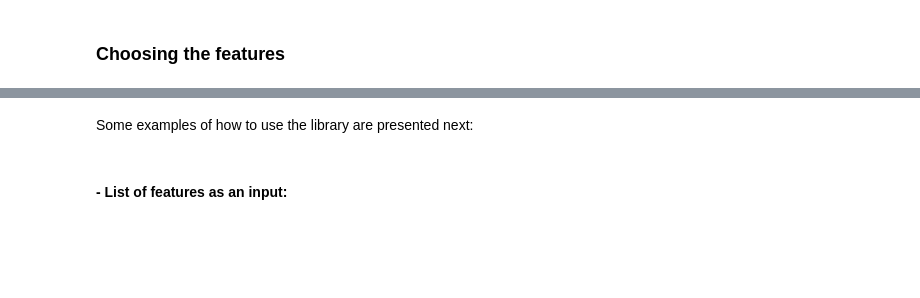
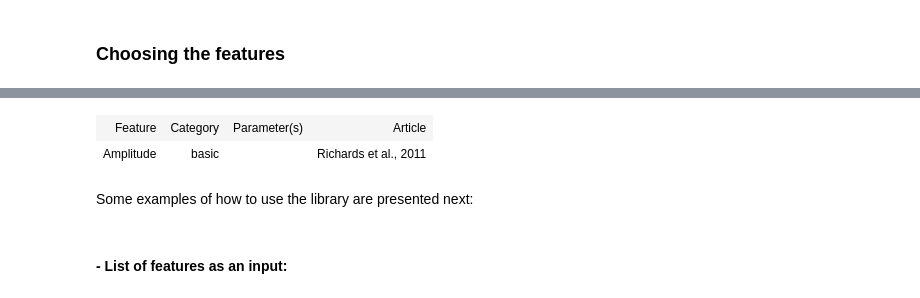
Before and after one commit to isadoranun/time-series-feats, a Jupyter notebook: FeaturesDocumentation.ipynb, the cells around one changed output, grey strips where cells are left out. Drawn from its saved outputs; the diff is of its cells as text; code cells hidden in the pictures; blank space fills up the shorter version.

```diff
--- a/FeaturesDocumentation.ipynb
+++ b/FeaturesDocumentation.ipynb
@@ -166,3 +109,12 @@ set_global_style(float_format='%0.3E')
+# %%
+from ipy_table import *
+FeaturesList = [['Feature','Category','Parameter(s)','Article'],['Amplitude','basic','', 'Richards et al., 2011']]
+make_table(FeaturesList)
+apply_theme('basic')
+set_global_style(float_format='%0.3E')
+# %% [output]
+| Feature | Category | Parameter(s) | Article |
+| Amplitude | basic |  | Richards et al., 2011 |
 # %% [markdown]
 Some examples of how to use the library are presented next:
 # %% [markdown]
```
Also changed, not shown: parts of 91 cells of this notebook, 19 other files.
